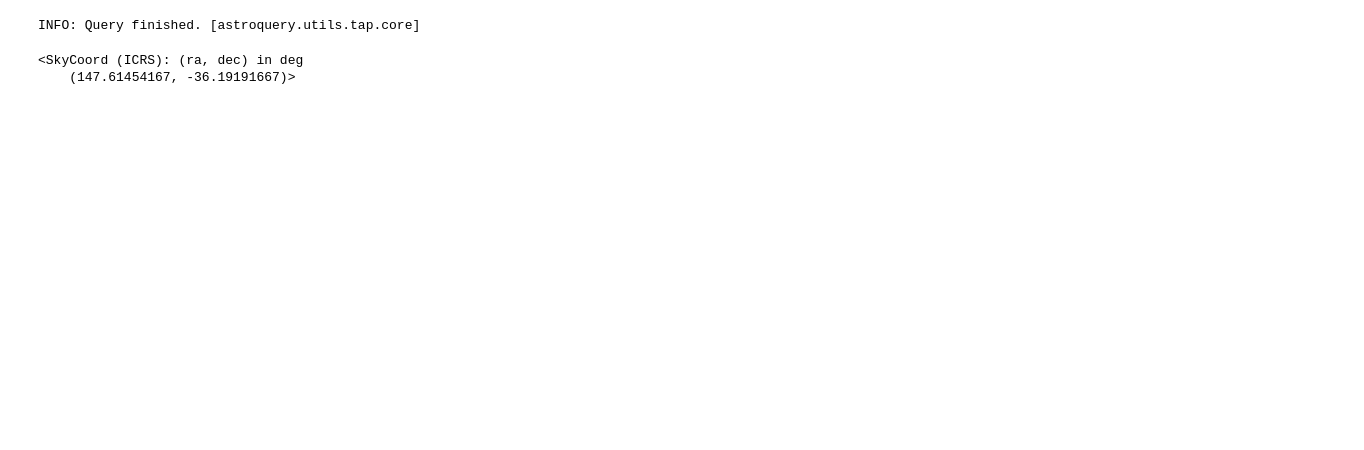
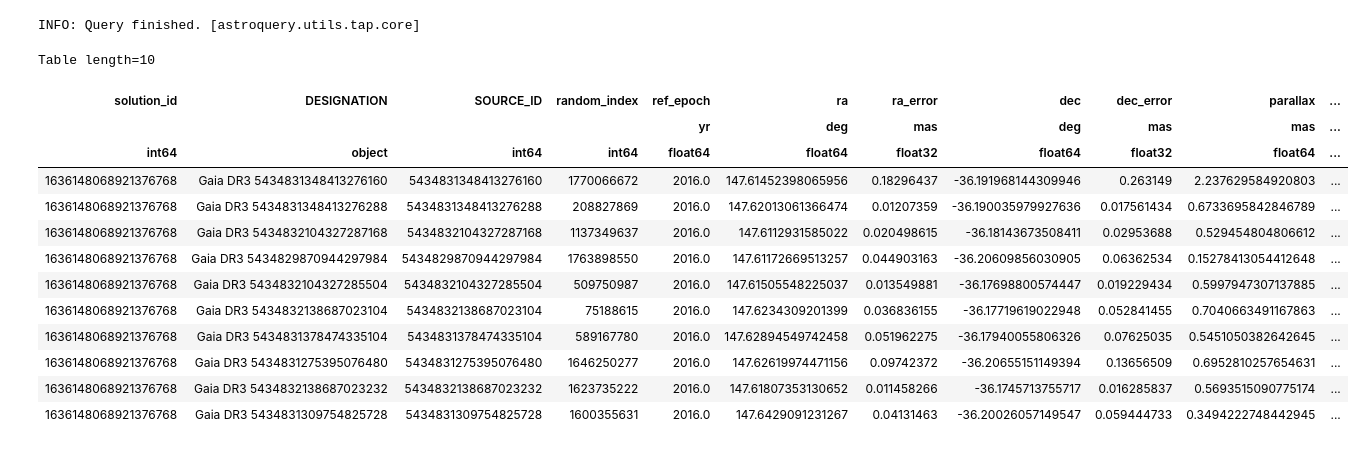
Before and after one commit to CvillePaul/Work, a Jupyter notebook: 2025-05-19 Star density study for paper/Star density study for paper.ipynb, the cells around one changed output. Saved outputs shown, nothing was run; the diff lists cells and outputs as text; code cells hidden in the pictures; blank space fills up the shorter version.

```diff
--- a/2025-05-19 Star density study for paper/Star density study for paper.ipynb
+++ b/2025-05-19 Star density study for paper/Star density study for paper.ipynb
@@ -16,10 +16,26 @@ radius = 0.1 * u.deg # cone search radius
 job = Gaia.cone_search_async(target_coord, radius=radius)
 results = job.get_results()
 target_coord
+results = results[results["phot_g_mean_mag"] <= 18]
 # %% [output]
 INFO: Query finished. [astroquery.utils.tap.core]
-<SkyCoord (ICRS): (ra, dec) in deg
-    (147.61454167, -36.19191667)>
+# %%
+results
+# %% [output]
+Table length=10
+| solution_id | DESIGNATION | SOURCE_ID | random_index | ref_epoch | ra | ra_error | dec | dec_error | parallax | ... |
+|  |  |  |  | yr | deg | mas | deg | mas | mas | ... |
+| int64 | object | int64 | int64 | float64 | float64 | float32 | float64 | float32 | float64 | ... |
+| 1636148068921376768 | Gaia DR3 5434831348413276160 | 5434831348413276160 | 1770066672 | 2016.0 | 147.61452398065956 | 0.18296437 | -36.191968144309946 | 0.263149 | 2.237629584920803 | ... |
+| 1636148068921376768 | Gaia DR3 5434831348413276288 | 5434831348413276288 | 208827869 | 2016.0 | 147.62013061366474 | 0.01207359 | -36.190035979927636 | 0.017561434 | 0.6733695842846789 | ... |
+| 1636148068921376768 | Gaia DR3 5434832104327287168 | 5434832104327287168 | 1137349637 | 2016.0 | 147.6112931585022 | 0.020498615 | -36.18143673508411 | 0.02953688 | 0.529454804806612 | ... |
+| 1636148068921376768 | Gaia DR3 5434829870944297984 | 5434829870944297984 | 1763898550 | 2016.0 | 147.61172669513257 | 0.044903163 | -36.20609856030905 | 0.06362534 | 0.15278413054412648 | ... |
+| 1636148068921376768 | Gaia DR3 5434832104327285504 | 5434832104327285504 | 509750987 | 2016.0 | 147.61505548225037 | 0.013549881 | -36.17698800574447 | 0.019229434 | 0.5997947307137885 | ... |
+| 1636148068921376768 | Gaia DR3 5434832138687023104 | 5434832138687023104 | 75188615 | 2016.0 | 147.6234309201399 | 0.036836155 | -36.17719619022948 | 0.052841455 | 0.7040663491167863 | ... |
+| 1636148068921376768 | Gaia DR3 5434831378474335104 | 5434831378474335104 | 589167780 | 2016.0 | 147.62894549742458 | 0.051962275 | -36.17940055806326 | 0.07625035 | 0.5451050382642645 | ... |
+| 1636148068921376768 | Gaia DR3 5434831275395076480 | 5434831275395076480 | 1646250277 | 2016.0 | 147.62619974471156 | 0.09742372 | -36.20655151149394 | 0.13656509 | 0.6952810257654631 | ... |
+| 1636148068921376768 | Gaia DR3 5434832138687023232 | 5434832138687023232 | 1623735222 | 2016.0 | 147.61807353130652 | 0.011458266 | -36.1745713755717 | 0.016285837 | 0.5693515090775174 | ... |
+| 1636148068921376768 | Gaia DR3 5434831309754825728 | 5434831309754825728 | 1600355631 | 2016.0 | 147.6429091231267 | 0.04131463 | -36.20026057149547 | 0.059444733 | 0.3494222748442945 | ... |
 # %%
 result_coords = SkyCoord(ra=results["ra"], dec=results["dec"])
 separations = result_coords.separation(target_coord).to(u.arcsec).value
```
Also changed, not shown: parts of 1 cell of this notebook.
